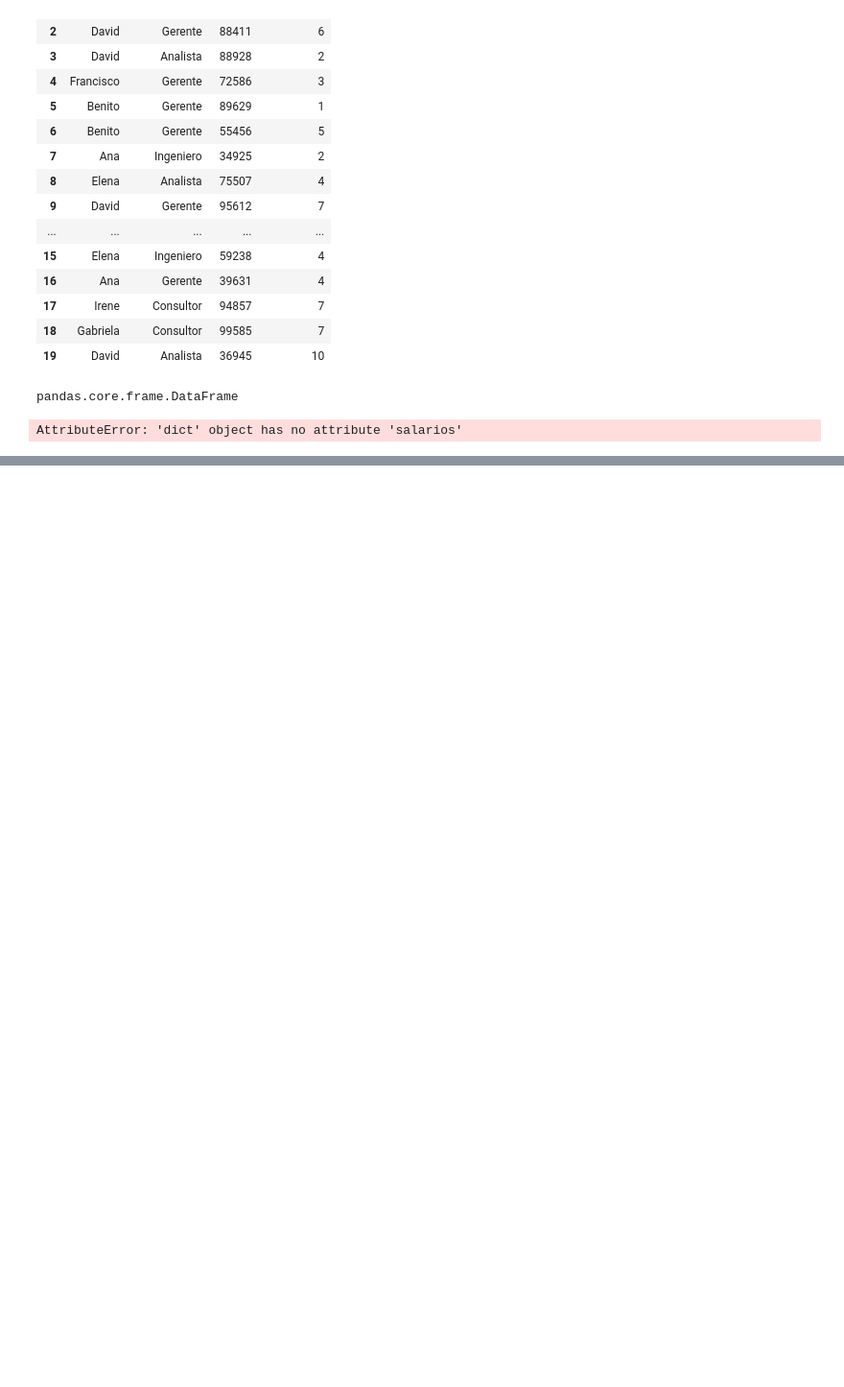
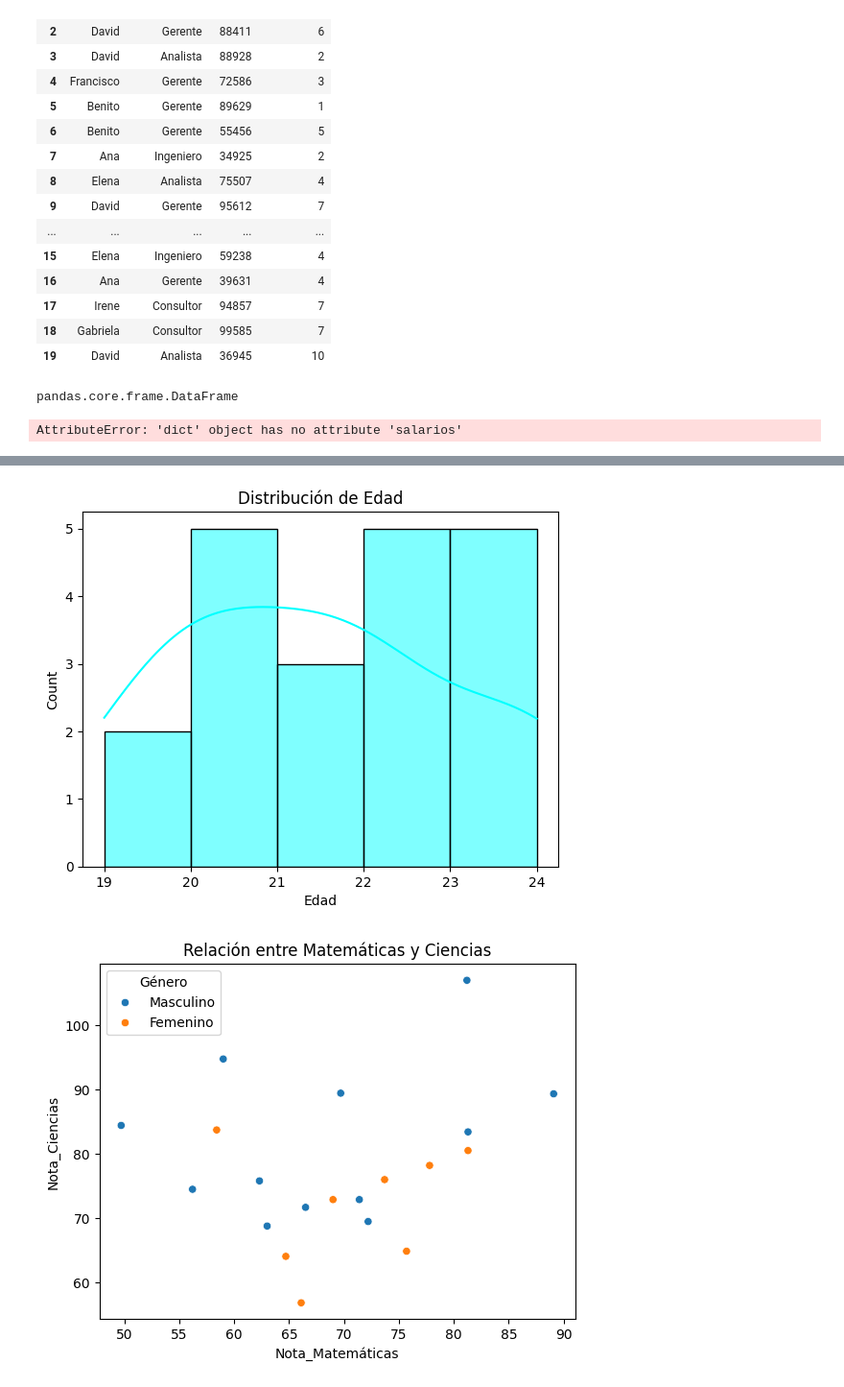
Before and after one commit to Daelres/Apuntes_Clase_Inteligencia_artificial, a Jupyter notebook: Apuntes_EDA.ipynb, the cells around one changed output, grey strips where cells are left out. Shown at 96% size. Drawn from its saved outputs; the diff is of its cells as text; code cells hidden in the pictures; blank space fills up the shorter version.

```diff
--- a/Apuntes_EDA.ipynb
+++ b/Apuntes_EDA.ipynb
@@ -163,0 +324,21 @@ AttributeError: 'dict' object has no attribute 'salarios'
+# %%
+import seaborn as sns
+import matplotlib.pyplot as plt
+
+# Histograma de edades
+sns.histplot(df['Edad'], bins=5, kde=True, color='aqua')
+plt.title("Distribución de Edad")
+plt.show()
+
+# Gráfico de dispersión: Nota_Matemáticas vs Nota_Ciencias
+sns.scatterplot(x="Nota_Matemáticas", y="Nota_Ciencias", hue="Género", data=df)
+plt.title("Relación entre Matemáticas y Ciencias")
+plt.show()
+
+# Boxplot de notas por género
+sns.boxplot(x="Género", y="Nota_Matemáticas", data=df)
+plt.title("Distribución de Notas de Matemáticas por Género")
+plt.show()
+# %% [output]
+[figure, added]
+[figure, added]
```
Also changed, not shown: parts of 23 cells of this notebook.
